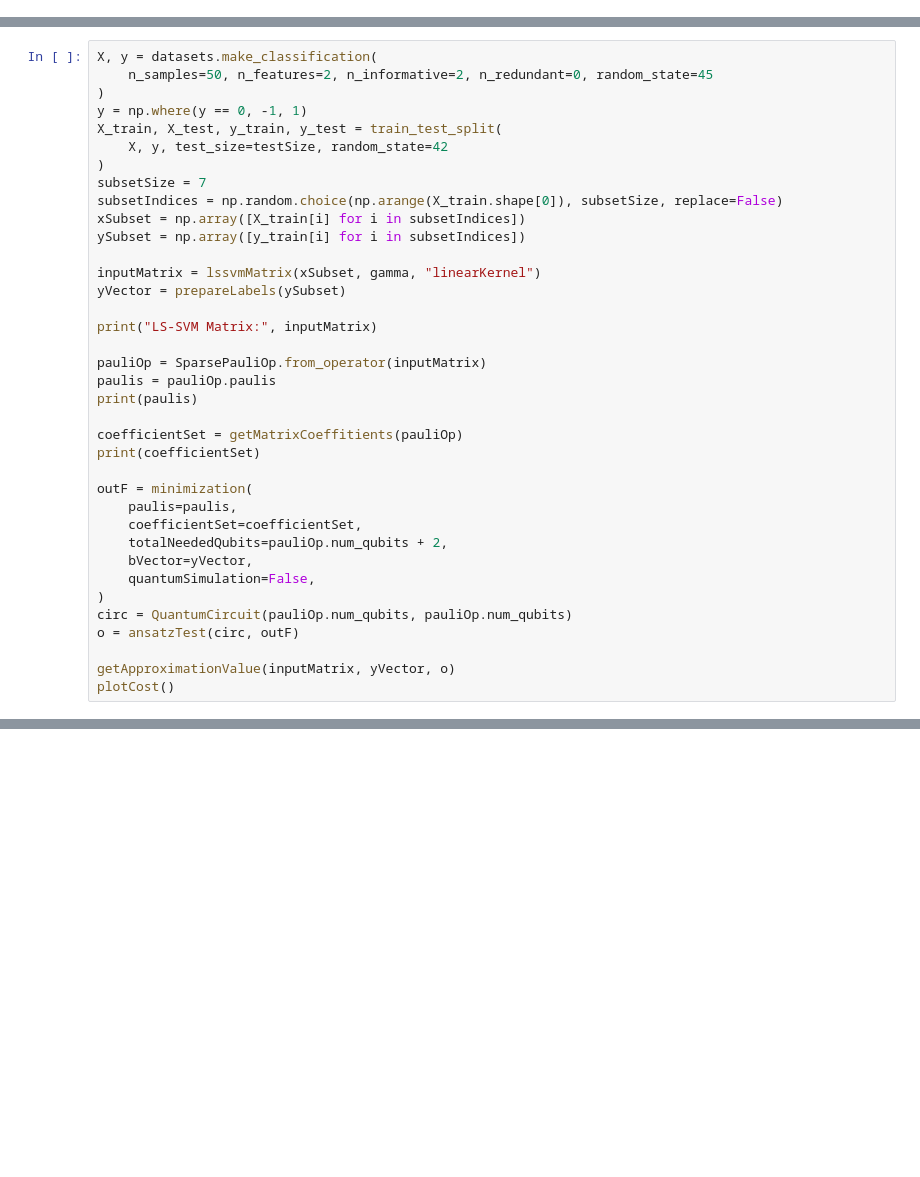
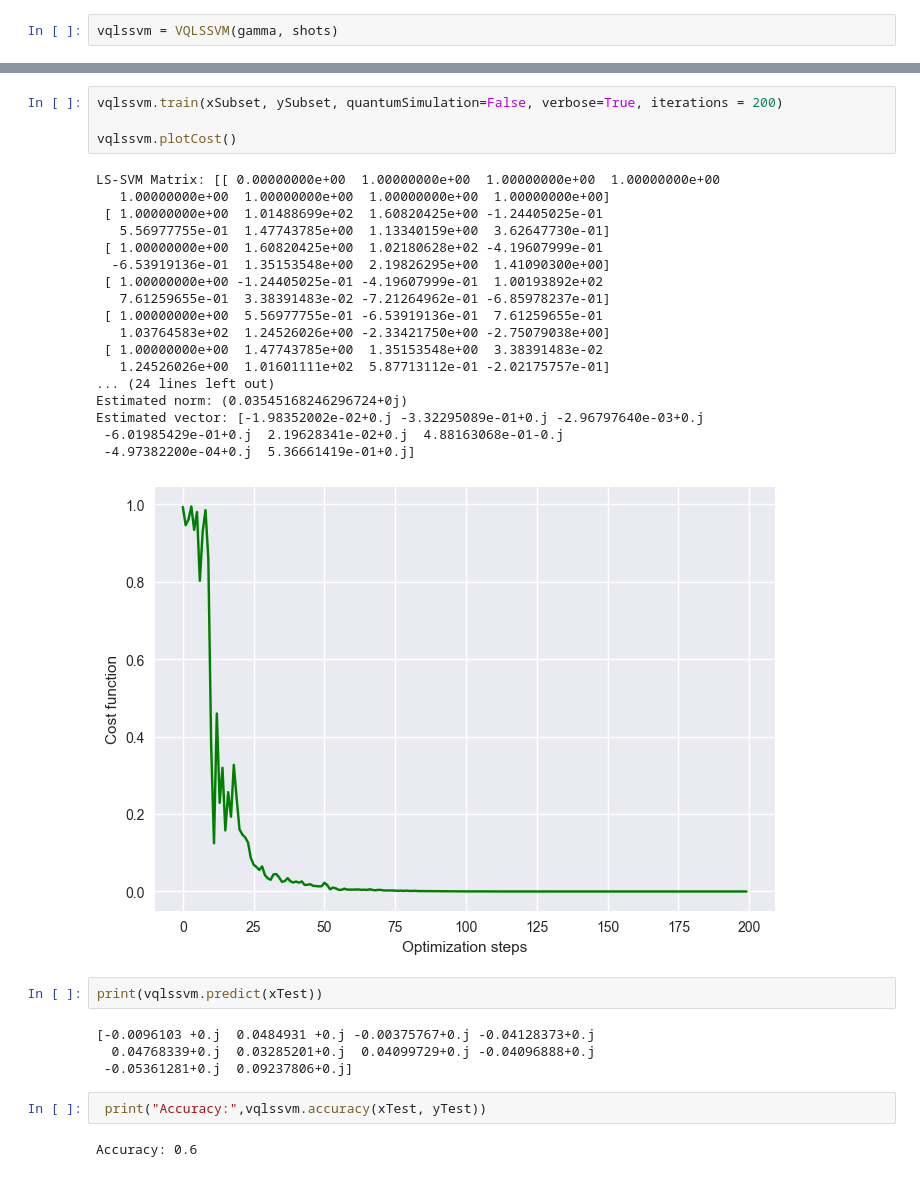
Before and after one commit to cezaris13/CourseWork, a Jupyter notebook: VQLS-QSVM-Implementation/VQLS-QSVM.ipynb, the cells around one changed output, grey strips where cells are left out. Saved outputs shown, nothing was run; the diff lists cells and outputs as text; blank space fills up the shorter version.

Commit message:
Refactoring, VQLSSVM class creation

```diff
--- a/VQLS-QSVM-Implementation/VQLS-QSVM.ipynb
+++ b/VQLS-QSVM-Implementation/VQLS-QSVM.ipynb
@@ -16,3 +15,5 @@ testSize = 0.2
+# %%
+vqlssvm = VQLSSVM(gamma, shots)
 # %%
 X, y = datasets.make_classification(
     n_samples=50, n_features=2, n_informative=2, n_redundant=0, random_state=45
@@ -231,37 +27,0 @@ NameError: name 'minimizationOld' is not defined
-# %%
-X, y = datasets.make_classification(
-    n_samples=50, n_features=2, n_informative=2, n_redundant=0, random_state=45
-)
-y = np.where(y == 0, -1, 1)
-X_train, X_test, y_train, y_test = train_test_split(
-    X, y, test_size=testSize, random_state=42
-)
-subsetSize = 7
-subsetIndices = np.random.choice(np.arange(X_train.shape[0]), subsetSize, replace=False)
-xSubset = np.array([X_train[i] for i in subsetIndices])
-ySubset = np.array([y_train[i] for i in subsetIndices])
-
-inputMatrix = lssvmMatrix(xSubset, gamma, "linearKernel")
-yVector = prepareLabels(ySubset)
-
-print("LS-SVM Matrix:", inputMatrix)
-
-pauliOp = SparsePauliOp.from_operator(inputMatrix)
-paulis = pauliOp.paulis
-print(paulis)
-
-coefficientSet = getMatrixCoeffitients(pauliOp)
-print(coefficientSet)
-
-outF = minimization(
-    paulis=paulis,
-    coefficientSet=coefficientSet,
-    totalNeededQubits=pauliOp.num_qubits + 2,
-    bVector=yVector,
-    quantumSimulation=False,
-)
-circ = QuantumCircuit(pauliOp.num_qubits, pauliOp.num_qubits)
-o = ansatzTest(circ, outF)
-
-getApproximationValue(inputMatrix, yVector, o)
-plotCost()
@@ -286,0 +28,33 @@ LS-SVM Matrix: [[  0.           1.           1.           1.           1.
+# %%
+vqlssvm.train(xSubset, ySubset, quantumSimulation=False, verbose=True, iterations = 200)
+
+vqlssvm.plotCost()
+# %% [output]
+LS-SVM Matrix: [[ 0.00000000e+00  1.00000000e+00  1.00000000e+00  1.00000000e+00
+   1.00000000e+00  1.00000000e+00  1.00000000e+00  1.00000000e+00]
+ [ 1.00000000e+00  1.01488699e+02  1.60820425e+00 -1.24405025e-01
+   5.56977755e-01  1.47743785e+00  1.13340159e+00  3.62647730e-01]
+ [ 1.00000000e+00  1.60820425e+00  1.02180628e+02 -4.19607999e-01
+  -6.53919136e-01  1.35153548e+00  2.19826295e+00  1.41090300e+00]
+ [ 1.00000000e+00 -1.24405025e-01 -4.19607999e-01  1.00193892e+02
+   7.61259655e-01  3.38391483e-02 -7.21264962e-01 -6.85978237e-01]
+ [ 1.00000000e+00  5.56977755e-01 -6.53919136e-01  7.61259655e-01
+   1.03764583e+02  1.24526026e+00 -2.33421750e+00 -2.75079038e+00]
+ [ 1.00000000e+00  1.47743785e+00  1.35153548e+00  3.38391483e-02
+   1.24526026e+00  1.01601111e+02  5.87713112e-01 -2.02175757e-01]
+... (24 lines left out)
+Estimated norm: (0.03545168246296724+0j)
+Estimated vector: [-1.98352002e-02+0.j -3.32295089e-01+0.j -2.96797640e-03+0.j
+ -6.01985429e-01+0.j  2.19628341e-02+0.j  4.88163068e-01-0.j
+ -4.97382200e-04+0.j  5.36661419e-01+0.j]
+[figure, added]
+# %%
+print(vqlssvm.predict(xTest))
+# %% [output]
+[-0.0096103 +0.j  0.0484931 +0.j -0.00375767+0.j -0.04128373+0.j
+  0.04768339+0.j  0.03285201+0.j  0.04099729+0.j -0.04096888+0.j
+ -0.05361281+0.j  0.09237806+0.j]
+# %%
+ print("Accuracy:",vqlssvm.accuracy(xTest, yTest))
+# %% [output]
+Accuracy: 0.6
```
Also changed, not shown: parts of 10 cells of this notebook, 5 other files.
